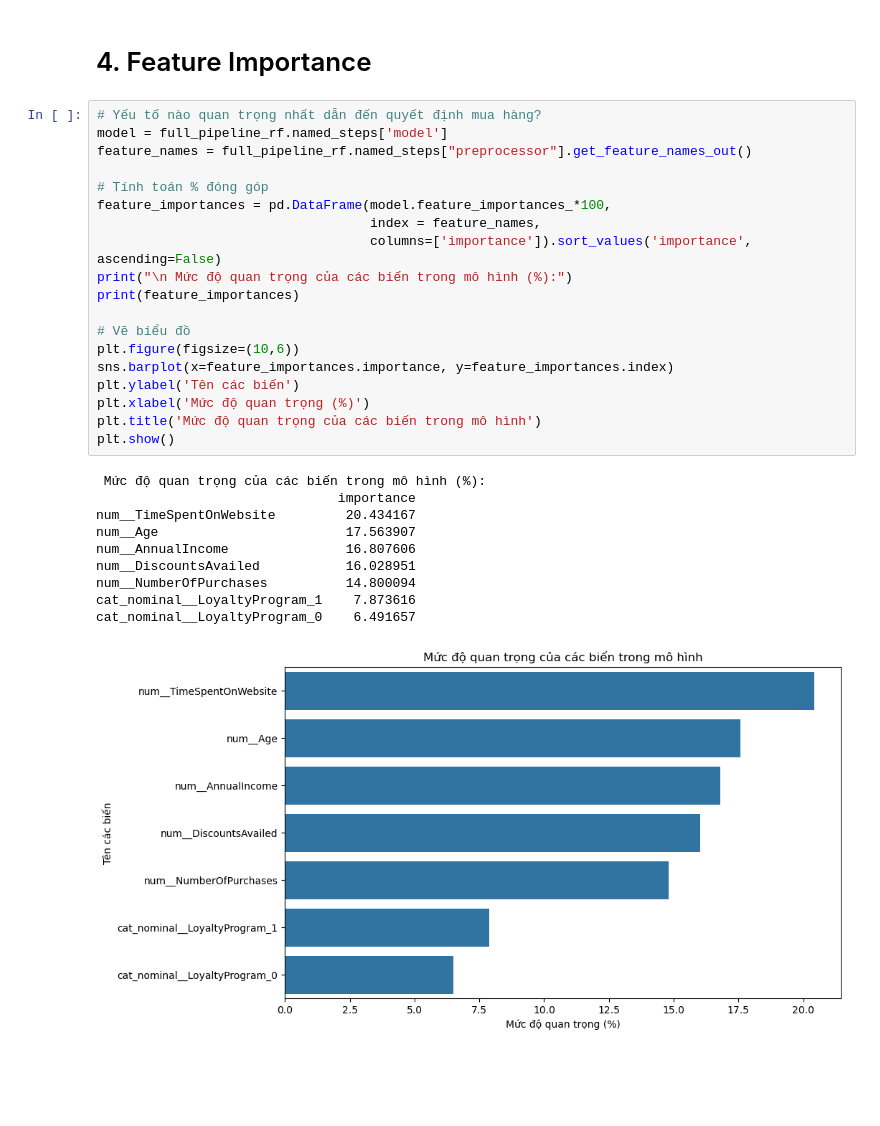
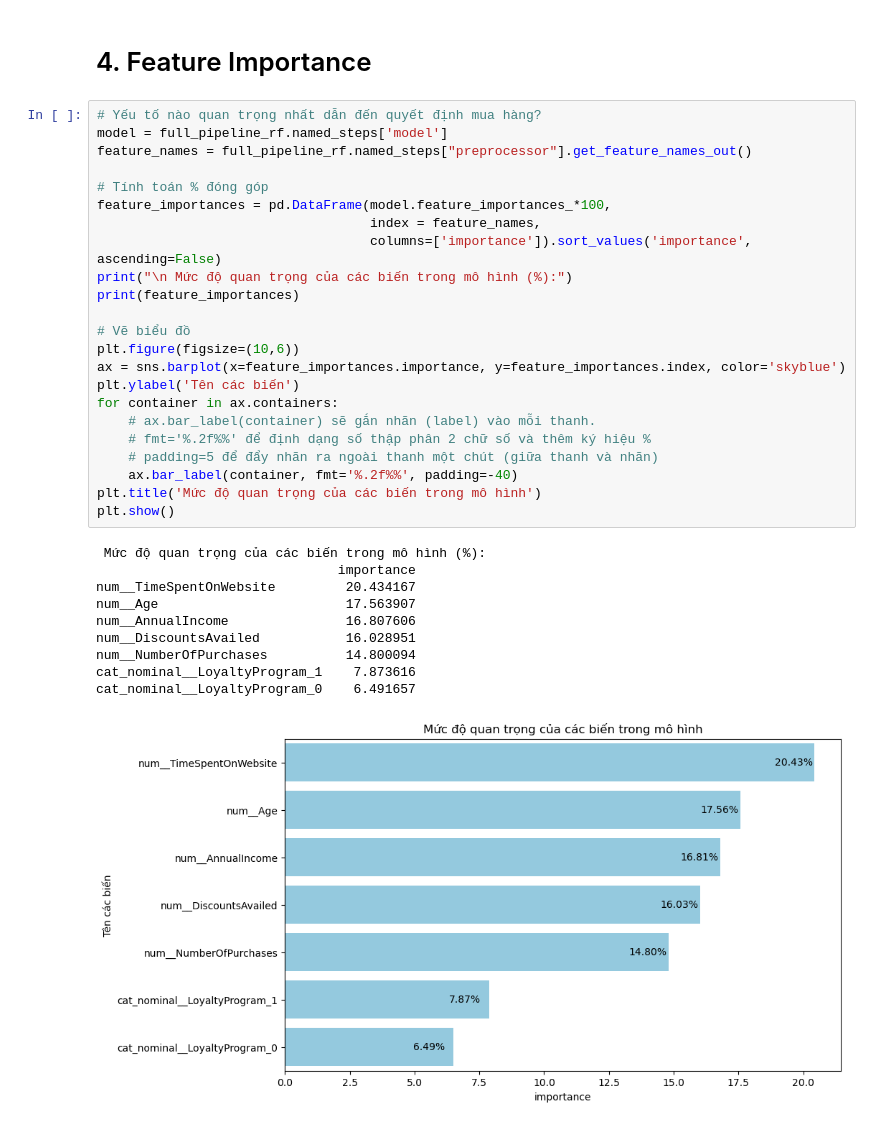
Before and after one commit to phnguyen-hub/11224830_Pham-Hanh-Nguyen, a Jupyter notebook: 11224830_Phạm Hạnh Nguyên.ipynb, the cells around one changed output. Saved outputs shown, nothing was run; the diff lists cells and outputs as text; blank space fills up the shorter version.

```diff
--- a/11224830_Phạm Hạnh Nguyên.ipynb
+++ b/11224830_Phạm Hạnh Nguyên.ipynb
@@ -808,30 +808,34 @@ plt.show()
 # %%
 # Yếu tố nào quan trọng nhất dẫn đến quyết định mua hàng?
 model = full_pipeline_rf.named_steps['model']
 feature_names = full_pipeline_rf.named_steps["preprocessor"].get_feature_names_out()
 
 # Tính toán % đóng góp
 feature_importances = pd.DataFrame(model.feature_importances_*100,
                                    index = feature_names,
                                    columns=['importance']).sort_values('importance', ascending=False)
 print("\n Mức độ quan trọng của các biến trong mô hình (%):")
 print(feature_importances)
 
 # Vẽ biểu đồ
 plt.figure(figsize=(10,6))
-sns.barplot(x=feature_importances.importance, y=feature_importances.index)
+ax = sns.barplot(x=feature_importances.importance, y=feature_importances.index, color='skyblue')
 plt.ylabel('Tên các biến')
-plt.xlabel('Mức độ quan trọng (%)')
+for container in ax.containers:
+    # ax.bar_label(container) sẽ gắn nhãn (label) vào mỗi thanh.
+    # fmt='%.2f%%' để định dạng số thập phân 2 chữ số và thêm ký hiệu %
+    # padding=5 để đẩy nhãn ra ngoài thanh một chút (giữa thanh và nhãn)
+    ax.bar_label(container, fmt='%.2f%%', padding=-40)
 plt.title('Mức độ quan trọng của các biến trong mô hình')
 plt.show()
 # %% [output]
  Mức độ quan trọng của các biến trong mô hình (%):
                                importance
 num__TimeSpentOnWebsite         20.434167
 num__Age                        17.563907
 num__AnnualIncome               16.807606
 num__DiscountsAvailed           16.028951
 num__NumberOfPurchases          14.800094
 cat_nominal__LoyaltyProgram_1    7.873616
 cat_nominal__LoyaltyProgram_0    6.491657
-[figure, old version]
+[figure, new version]
```
Also changed, not shown: parts of 10 cells of this notebook.
